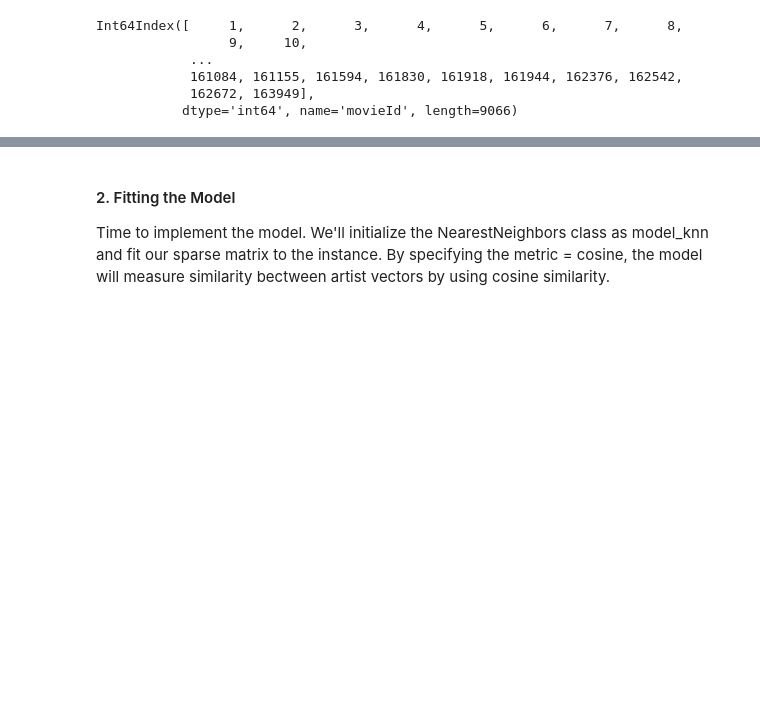
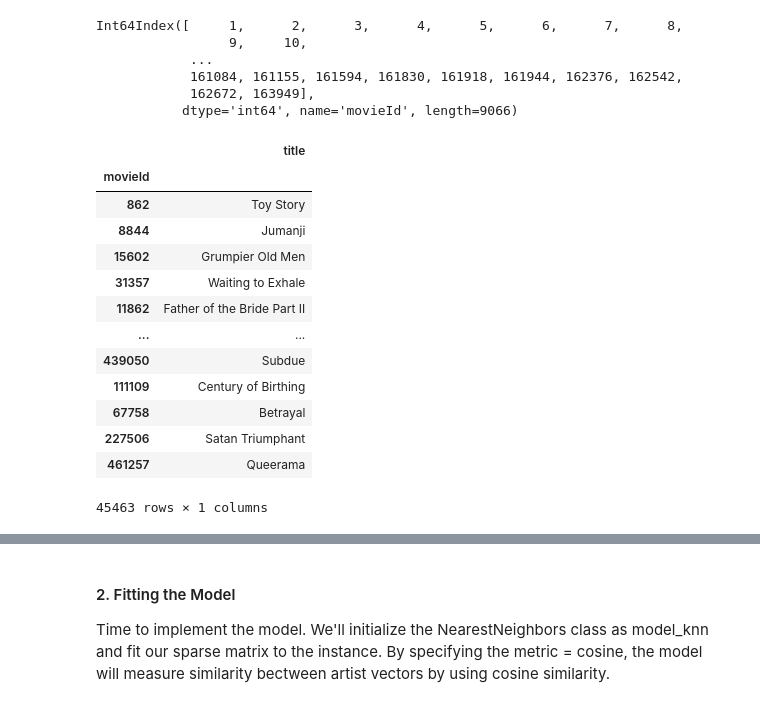
Before and after one commit to duybluemind1988/Data-science, a Jupyter notebook: Recommendation/CF_movie_recommendation_using_KNN_ALS_Keras.ipynb, the cells around one changed output, grey strips where cells are left out. Cells and saved outputs as stored; diff of their text form; code cells hidden in the pictures; blank space fills up the shorter version.

```diff
--- a/Recommendation/CF_movie_recommendation_using_KNN_ALS_Keras.ipynb
+++ b/Recommendation/CF_movie_recommendation_using_KNN_ALS_Keras.ipynb
@@ -503,0 +519,4 @@ df_movies
+# %%
+df_movies = df_movies.drop([19730, 29503, 35587])
+# %%
+df_movies.movieId=df_movies.movieId.astype('int')
@@ -510,3 +544,21 @@ Int64Index([     1,      2,      3,      4,      5,      6,      7,      8,
             161084, 161155, 161594, 161830, 161918, 161944, 162376, 162542,
             162672, 163949],
            dtype='int64', name='movieId', length=9066)
+# %%
+df_movies=df_movies.set_index('movieId')
+df_movies
+# %% [output]
+|  | title |
+| movieId |  |
+| 862 | Toy Story |
+| 8844 | Jumanji |
+| 15602 | Grumpier Old Men |
+| 31357 | Waiting to Exhale |
+| 11862 | Father of the Bride Part II |
+| ... | ... |
+| 439050 | Subdue |
+| 111109 | Century of Birthing |
+| 67758 | Betrayal |
+| 227506 | Satan Triumphant |
+| 461257 | Queerama |
+45463 rows × 1 columns
```
Also changed, not shown: parts of 8 cells of this notebook.
